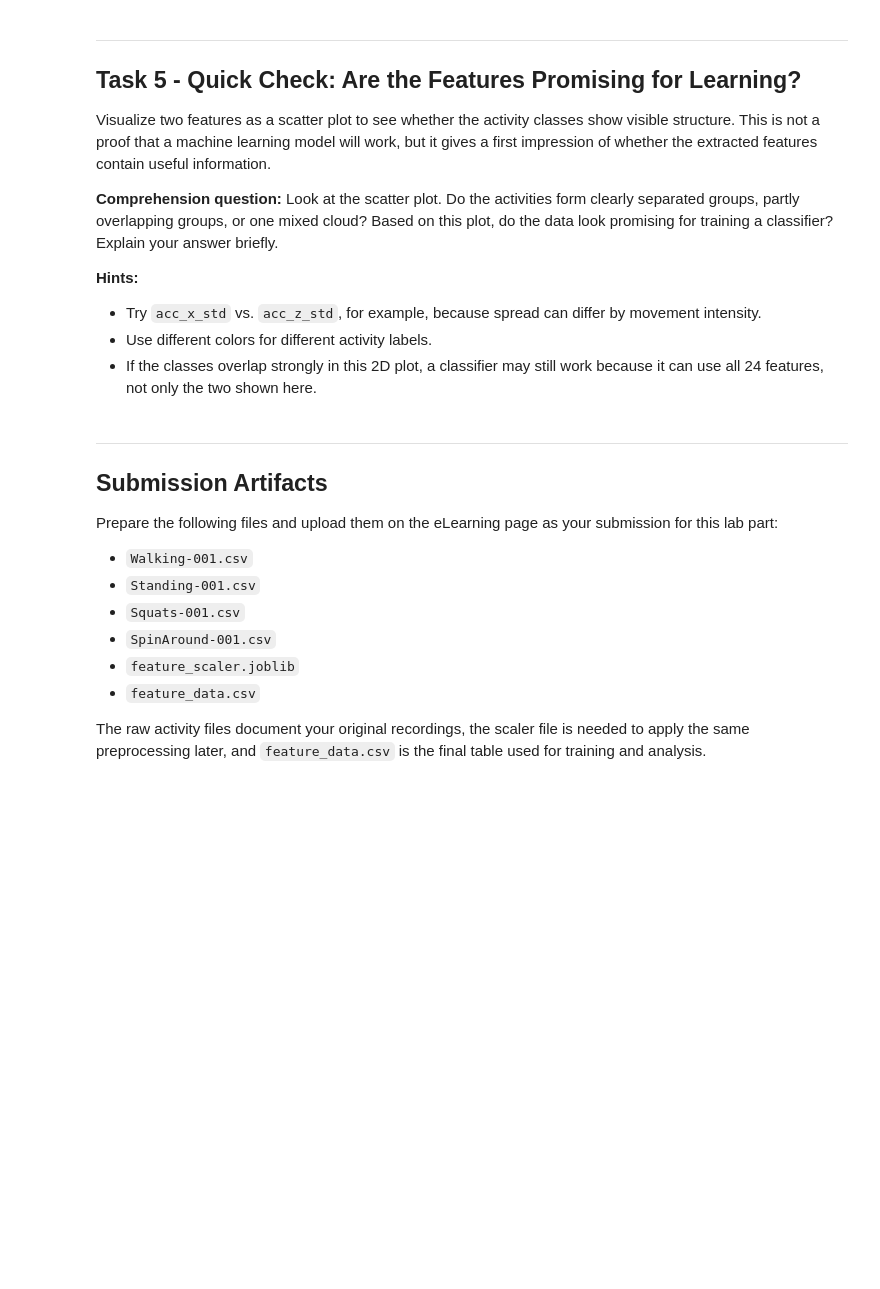
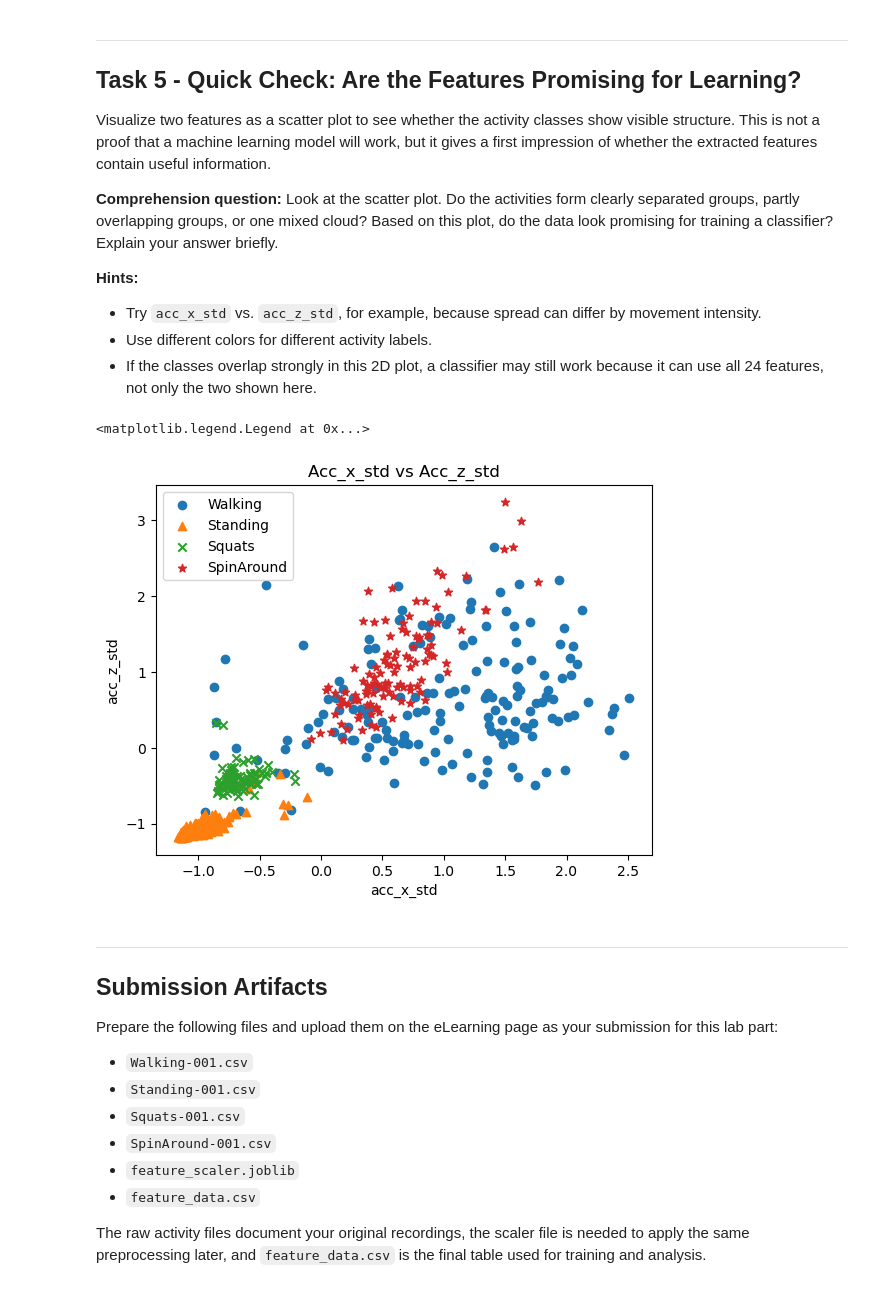
Before and after one commit to dhanushmaverick/Machine-Learning-Project, a Jupyter notebook: ML_Lab_Part_I.ipynb, the cells around one changed output. Drawn from its saved outputs; the diff is of its cells as text; code cells hidden in the pictures; blank space fills up the shorter version.

```diff
--- a/ML_Lab_Part_I.ipynb
+++ b/ML_Lab_Part_I.ipynb
@@ -390,5 +381,8 @@ data = raw[activity][SENSOR_COLS].to_numpy()
 print("Your original shape:", data.shape)
 
 # TODO: create sliding windows from the original data
+windows = sliding_windows(data)
 # TODO: print the number of windows
+print("Number of Windows:", len(windows))
 # TODO: print the shape of the first window
+print("Shape of first Window:",windows[0].shape)
@@ -471,10 +522,18 @@ A window is considered suspicious if at least one feature has `|z| > 3`.
 def remove_outlier_windows_zscore(feature_matrix: np.ndarray, threshold: float = 3.0) -> np.ndarray:
     """Removes suspicious feature windows from one activity using z-scores."""
     # TODO: convert feature_matrix to a DataFrame with FEATURE_NAMES
+    feature_matrix_z = pd.DataFrame(feature_matrix, columns=FEATURE_NAMES)
+    feature_matrix_ = pd.DataFrame(feature_matrix, columns=FEATURE_NAMES)
+
     # TODO: compute z-scores for every feature column
+    for feature in FEATURE_NAMES:
+        mean = np.mean(feature_matrix_[feature])
+        std = np.std(feature_matrix_[feature])
+        feature_matrix_z[feature] = np.abs((feature_matrix_z[feature] - mean)/std)
+
     # TODO: keep only windows where all absolute z-scores are below threshold
     # Return: feature_matrix without outlier windows
-    pass
+    return feature_matrix[(feature_matrix_z < threshold).all(axis = 1)] # asking if ANY rows(axis = 1) have
 
 
 for activity in ACTIVITIES:
@@ -498,14 +564,22 @@ into one shared dataset. Print the result for verification.
 # %%
 # TODO: create a label array for each activity
 # Hint: ACTIVITIES maps activity names to numeric labels
+X = pd.DataFrame()
+y = []
+for activity in ACTIVITIES:
+    # Feature matrix: (n_total, 24)
+    X = pd.concat([X,features[activity]], ignore_index=True)
+    l = (np.ones(X.shape[0]) * ACTIVITIES[activity])
+    for k in l:  # Label vector:   (n_total,)
+        y.append(k)
 
-X = None  # Feature matrix: (n_total, 24)
-y = None  # Label vector:   (n_total,)
+ACTIVITIES   = {"Walking": 1, "Standing": 2, "Squats": 3, "SpinAround": 4}
 
 # TODO: combine all activities
 
+print(X)
 print(f"Full dataset: {X.shape[0]} Windows, {X.shape[1]} Features")
 print("Class distribution:")
 for activity, label in ACTIVITIES.items():
-    count = (y == label).sum()
+    count = (np.array(y) == label).sum()
     print(f"  {label} – {activity}: {count} Windows")
@@ -526,10 +616,11 @@ from sklearn.preprocessing import StandardScaler, MinMaxScaler
 # scaler = StandardScaler()
 # scaler = MinMaxScaler()
 
-scaler = None
+scaler = StandardScaler()
 
 # TODO: fit the scaler on X and transform X
 # TODO: Then verify by showing std, mean or min and max of each feature
+X_scaled = scaler.fit_transform(X)
 # %% [markdown]
 ### 4c) Save the fitted scaler
 
@@ -576,12 +714,24 @@ Look at the scatter plot. Do the activities form clearly separated groups, partl
 # %%
 # TODO: scatter plot two features, colored by activity
 feature_x = "acc_x_std"
 feature_y = "acc_z_std"
 
 idx_x = FEATURE_NAMES.index(feature_x)
 idx_y = FEATURE_NAMES.index(feature_y)
-
+markers = ['o','^','x','*']
 # TODO: plt.scatter(...) with legend
+for i, label in enumerate(np.unique(y)):
+    plt.scatter(X_scaled[y==label,idx_x],
+                X_scaled[y==label,idx_y],
+                marker=markers[i%len(markers)]
+                )
+plt.title("Acc_x_std vs Acc_z_std")
+plt.xlabel("acc_x_std")
+plt.ylabel("acc_z_std")
+plt.legend(["Walking","Standing","Squats","SpinAround"],loc="best")
+# %% [output]
+<matplotlib.legend.Legend at 0x...>
+[figure, added]
 # %% [markdown]
 ---
 ## Submission Artifacts
```
Also changed, not shown: parts of 16 cells of this notebook, 2 other files.
